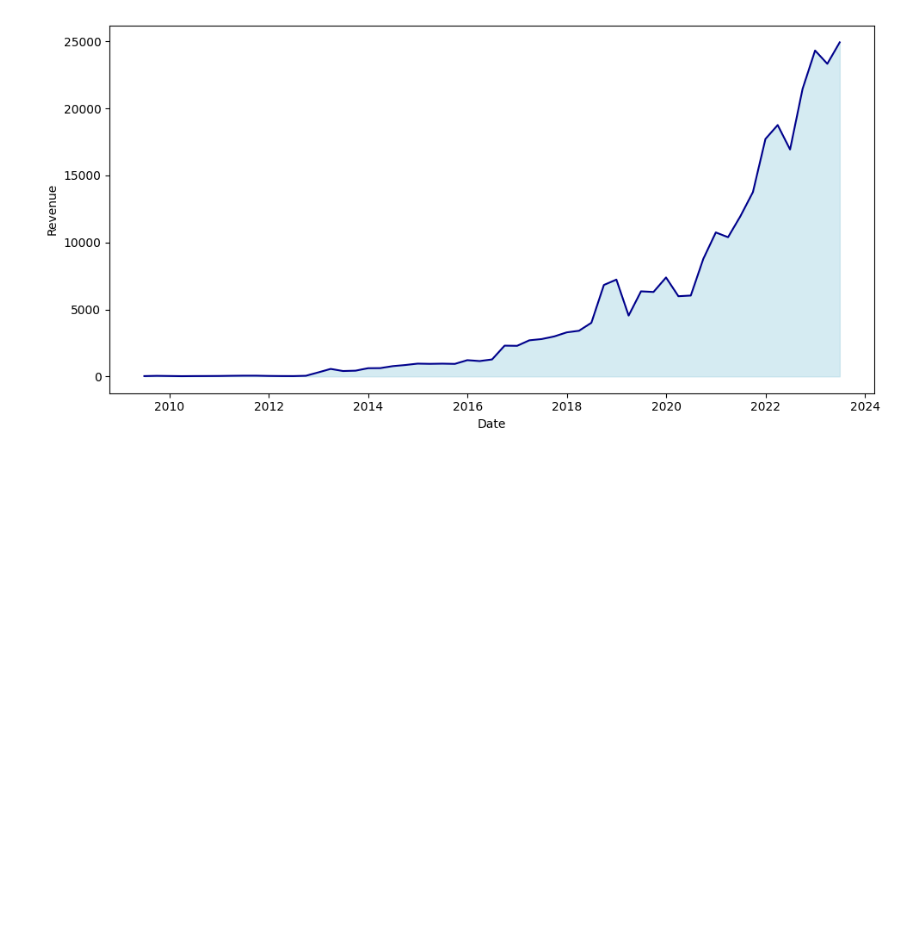
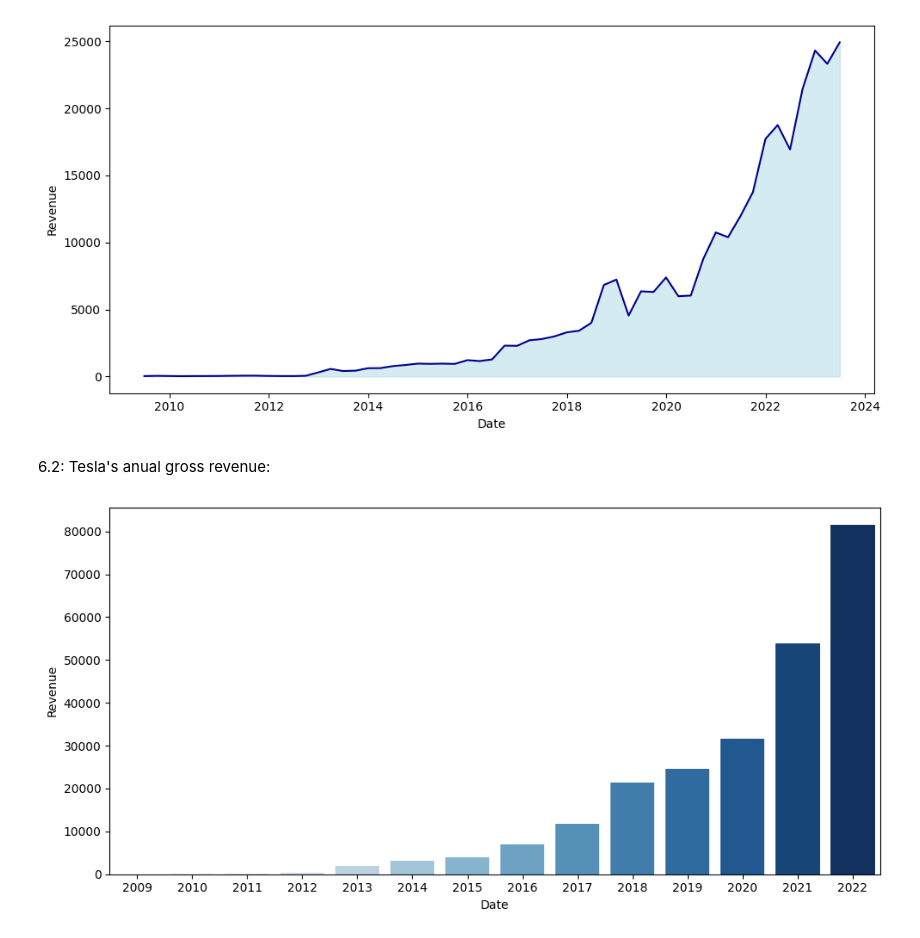
Before and after one commit to 4GeeksAcademy/web-scraping-project-Juli-MM, a Jupyter notebook: src/explore.ipynb, the cells around one changed output. Saved outputs shown, nothing was run; the diff lists cells and outputs as text; code cells hidden in the pictures; blank space fills up the shorter version.

```diff
--- a/src/explore.ipynb
+++ b/src/explore.ipynb
@@ -430,3 +432,19 @@ plt.tight_layout()
 plt.show()
 # %% [output]
 [figure]
+# %% [markdown]
+6.2: Tesla's anual gross revenue:
+# %%
+import matplotlib.pyplot as plt
+import seaborn as sns
+
+fig, axis = plt.subplots(figsize = (10, 5))
+
+tesla_table["Date"] = pd.to_datetime(tesla_table["Date"])
+tesla_anual_revenue = tesla_table.groupby(tesla_table["Date"].dt.year).sum().reset_index()
+
+sns.barplot(data = tesla_anual_revenue[tesla_anual_revenue['Date'] < 2023] , x = "Date", y = "Revenue" , hue = "Date" , palette = "Blues", legend = False)
+plt.tight_layout()
+plt.show()
+# %% [output]
+[figure, added]
```
Also changed, not shown: parts of 4 cells of this notebook.
